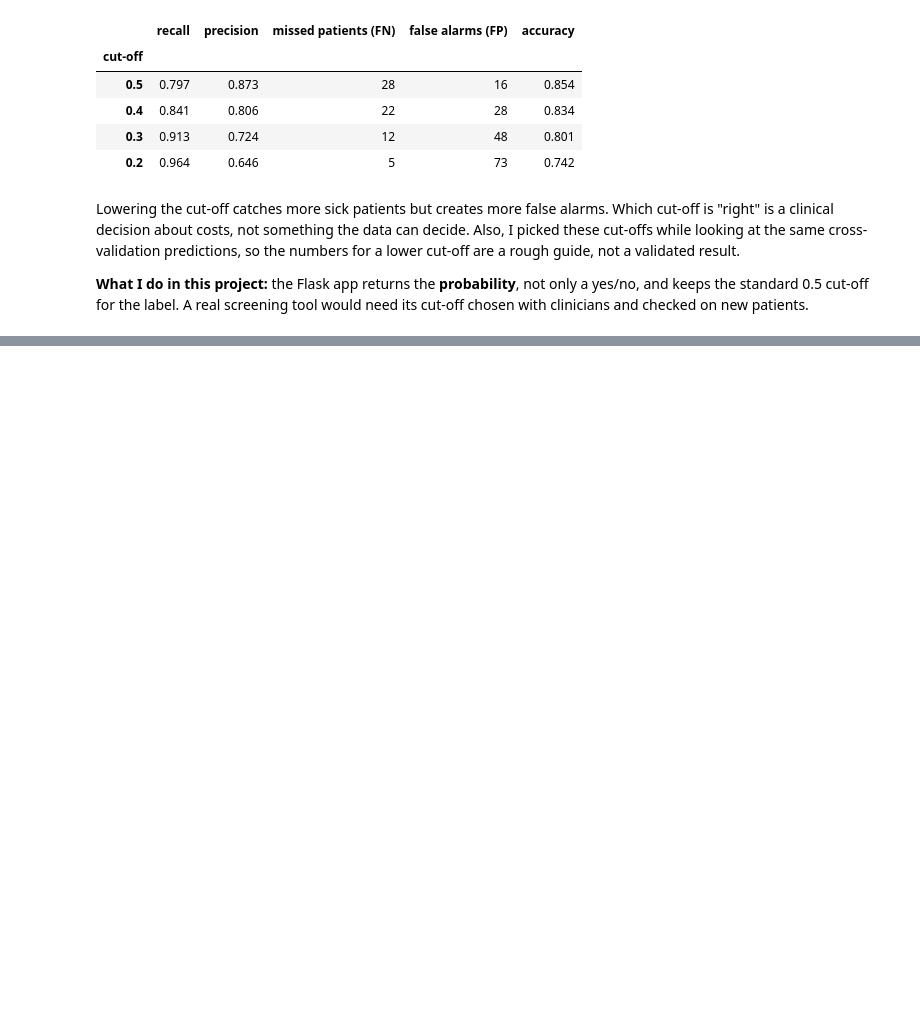
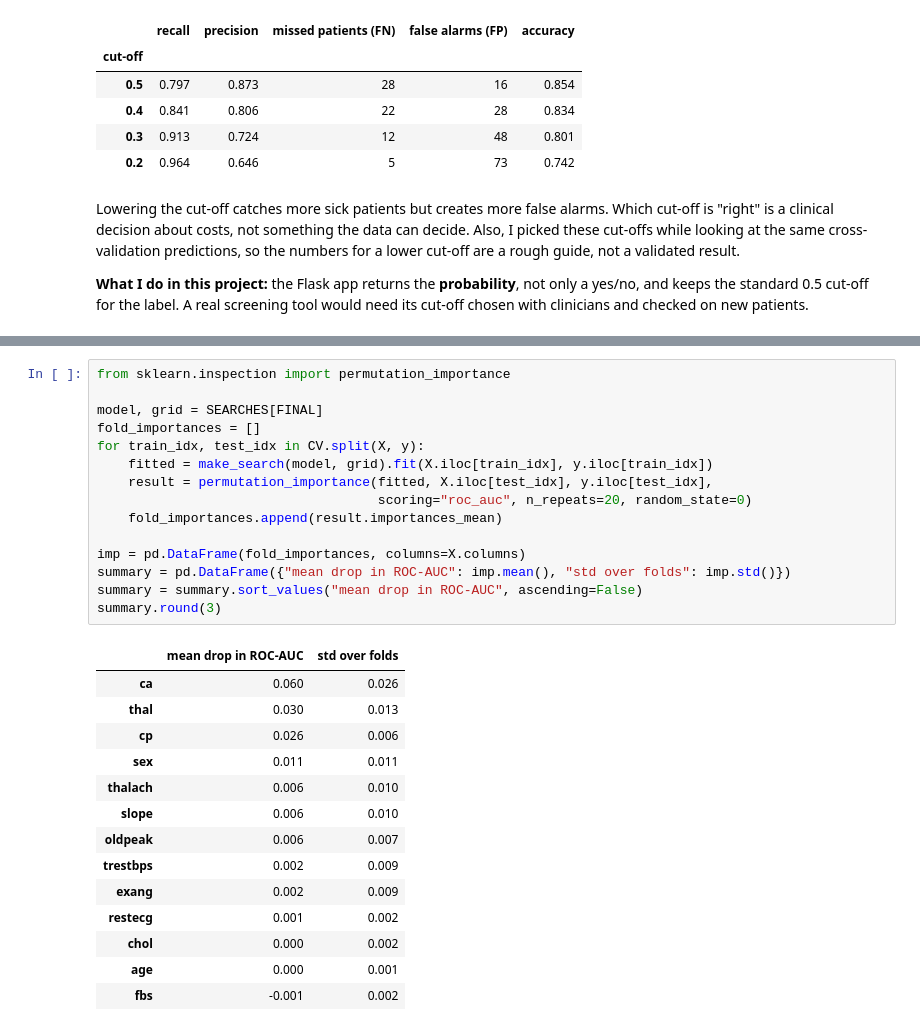
Before and after one commit to mrym1/Heart_Disease_Prediction_Flask, a Jupyter notebook: notebooks/02_results.ipynb, the cells around one changed output, grey strips where cells are left out. Saved outputs shown, nothing was run; the diff lists cells and outputs as text; blank space fills up the shorter version.

```diff
--- a/notebooks/02_results.ipynb
+++ b/notebooks/02_results.ipynb
@@ -185,0 +195,30 @@ Lowering the cut-off catches more sick patients but creates more false alarms. W
+# %%
+from sklearn.inspection import permutation_importance
+
+model, grid = SEARCHES[FINAL]
+fold_importances = []
+for train_idx, test_idx in CV.split(X, y):
+    fitted = make_search(model, grid).fit(X.iloc[train_idx], y.iloc[train_idx])
+    result = permutation_importance(fitted, X.iloc[test_idx], y.iloc[test_idx],
+                                    scoring="roc_auc", n_repeats=20, random_state=0)
+    fold_importances.append(result.importances_mean)
+
+imp = pd.DataFrame(fold_importances, columns=X.columns)
+summary = pd.DataFrame({"mean drop in ROC-AUC": imp.mean(), "std over folds": imp.std()})
+summary = summary.sort_values("mean drop in ROC-AUC", ascending=False)
+summary.round(3)
+# %% [output]
+|  | mean drop in ROC-AUC | std over folds |
+| ca | 0.060 | 0.026 |
+| thal | 0.030 | 0.013 |
+| cp | 0.026 | 0.006 |
+| sex | 0.011 | 0.011 |
+| thalach | 0.006 | 0.010 |
+| slope | 0.006 | 0.010 |
+| oldpeak | 0.006 | 0.007 |
+| trestbps | 0.002 | 0.009 |
+| exang | 0.002 | 0.009 |
+| restecg | 0.001 | 0.002 |
+| chol | 0.000 | 0.002 |
+| age | 0.000 | 0.001 |
+| fbs | -0.001 | 0.002 |
```
Also changed, not shown: parts of 5 cells of this notebook, 4 other files.
